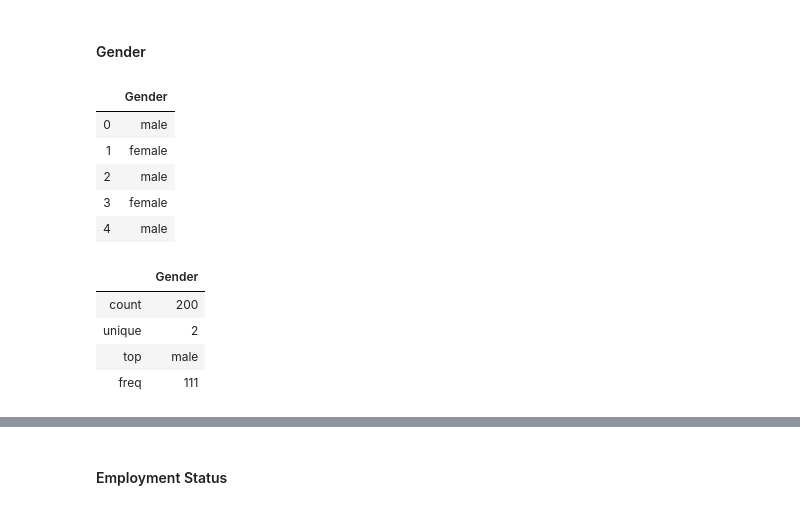
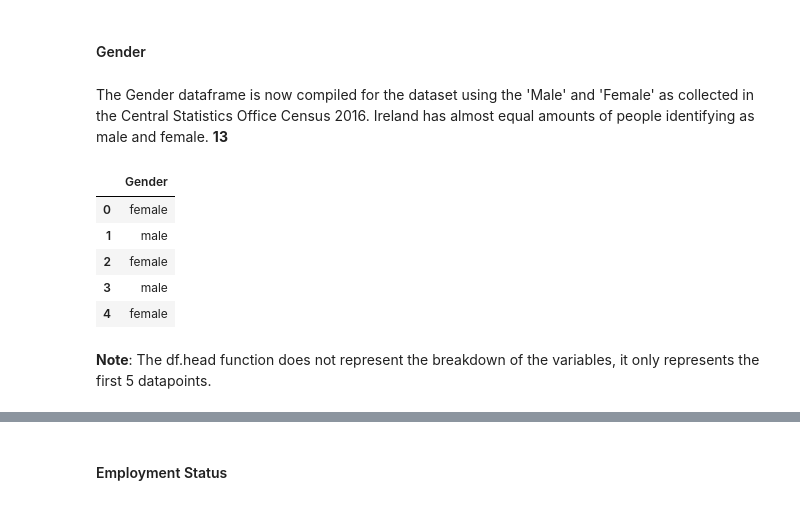
Before and after one commit to martinaobrien/GMIT-Programme-for-Data-Analysis-Project---Simulation, a Jupyter notebook: GMIT-Programme-for-Data-Analysis-Project---Simulation.ipynb, the cells around one changed output, grey strips where cells are left out. Saved outputs shown, nothing was run; the diff lists cells and outputs as text; code cells hidden in the pictures.

Commit message:
adding in references for the creation of the dataframe

```diff
--- a/GMIT-Programme-for-Data-Analysis-Project---Simulation.ipynb
+++ b/GMIT-Programme-for-Data-Analysis-Project---Simulation.ipynb
@@ -140,22 +140,19 @@ education_level_df.describe()
 # %% [markdown]
 #### Gender
+# %% [markdown]
+The Gender dataframe is now compiled for the dataset using the 'Male' and 'Female' as collected in the Central Statistics Office Census 2016. Ireland has almost equal amounts of people identifying as male and female. **13**
 # %%
-gender = ['male','female']
-sex = np.random.choice(gender, 200)
-gender_df = pd.DataFrame(sex, columns=['Gender'])
-gender_df.head()
+gender = ['male','female'] #values as per CSO Census
+prob_gender = [.4961,.5039] #breakdown of values
+sex = np.random.choice(gender, 200, p = prob_gender)#random choice generates the data
+gender_df = pd.DataFrame(sex, columns=['Gender'])#dataframe is displayed
+gender_df.head() #showing the first five data entries
 # %% [output]
 |  | Gender |
-| 0 | male |
-| 1 | female |
-| 2 | male |
-| 3 | female |
-| 4 | male |
+| 0 | female |
+| 1 | male |
+| 2 | female |
+| 3 | male |
+| 4 | female |
-# %%
-gender_df.describe()
-# %% [output]
-|  | Gender |
-| count | 200 |
-| unique | 2 |
-| top | male |
-| freq | 111 |
+# %% [markdown]
+**Note**: The df.head function does not represent the breakdown of the variables, it only represents the first 5 datapoints.
```
Also changed, not shown: parts of 28 cells of this notebook, 1 other file.
